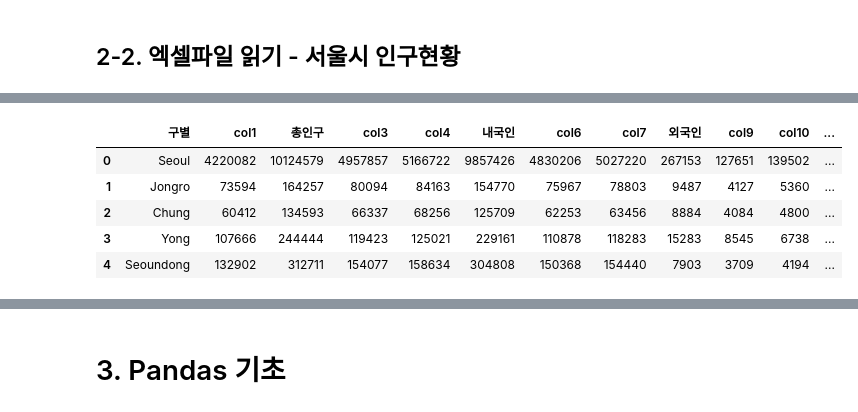
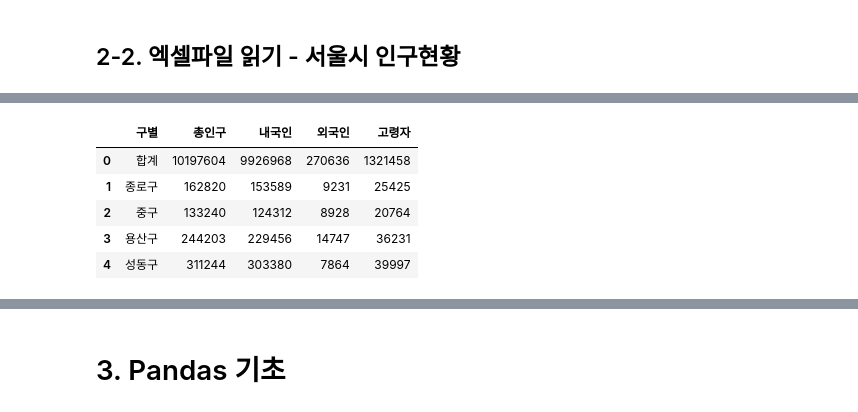
Before and after one commit to Democracy8034/MgtDatabase2018, a Jupyter notebook: 데이터분석1/데이터분석1_서울시 구별 CCTV 현황분석_Students.ipynb, the cells around one changed output, grey strips where cells are left out. Saved outputs shown, nothing was run; the diff lists cells and outputs as text; code cells hidden in the pictures.

```diff
--- a/데이터분석1/데이터분석1_서울시 구별 CCTV 현황분석_Students.ipynb
+++ b/데이터분석1/데이터분석1_서울시 구별 CCTV 현황분석_Students.ipynb
@@ -62,0 +63,3 @@ pop_Seoul.head()
+# %%
+pop_Seoul=pd.read_csv('pop_seoul.csv', header =0, usecols=['자치구','합계','한국인','등록외국인','65세이상고령자'], engine='python')
+pop_Seoul.head()
@@ -63,14 +73,14 @@ pop_Seoul.head()
 # %%
 pop_Seoul.rename(columns={pop_Seoul.columns[0]:"구별",
-                          pop_Seoul.columns[2]:"총인구",
-                          pop_Seoul.columns[5]:"내국인",
-                          pop_Seoul.columns[8]:"외국인",
-                          pop_Seoul.columns[13]:"고령자"}, inplace=True)
+                          pop_Seoul.columns[1]:"총인구",
+                          pop_Seoul.columns[2]:"내국인",
+                          pop_Seoul.columns[3]:"외국인",
+                          pop_Seoul.columns[4]:"고령자"}, inplace=True)
 pop_Seoul.head()
 # %% [output]
-|  | 구별 | col1 | 총인구 | col3 | col4 | 내국인 | col6 | col7 | 외국인 | col9 | col10 | ... |
-| 0 | Seoul | 4220082 | 10124579 | 4957857 | 5166722 | 9857426 | 4830206 | 5027220 | 267153 | 127651 | 139502 | ... |
-| 1 | Jongro | 73594 | 164257 | 80094 | 84163 | 154770 | 75967 | 78803 | 9487 | 4127 | 5360 | ... |
-| 2 | Chung | 60412 | 134593 | 66337 | 68256 | 125709 | 62253 | 63456 | 8884 | 4084 | 4800 | ... |
-| 3 | Yong | 107666 | 244444 | 119423 | 125021 | 229161 | 110878 | 118283 | 15283 | 8545 | 6738 | ... |
-| 4 | Seoundong | 132902 | 312711 | 154077 | 158634 | 304808 | 150368 | 154440 | 7903 | 3709 | 4194 | ... |
+|  | 구별 | 총인구 | 내국인 | 외국인 | 고령자 |
+| 0 | 합계 | 10197604 | 9926968 | 270636 | 1321458 |
+| 1 | 종로구 | 162820 | 153589 | 9231 | 25425 |
+| 2 | 중구 | 133240 | 124312 | 8928 | 20764 |
+| 3 | 용산구 | 244203 | 229456 | 14747 | 36231 |
+| 4 | 성동구 | 311244 | 303380 | 7864 | 39997 |
```
Also changed, not shown: parts of 62 cells of this notebook, 7 other files.
